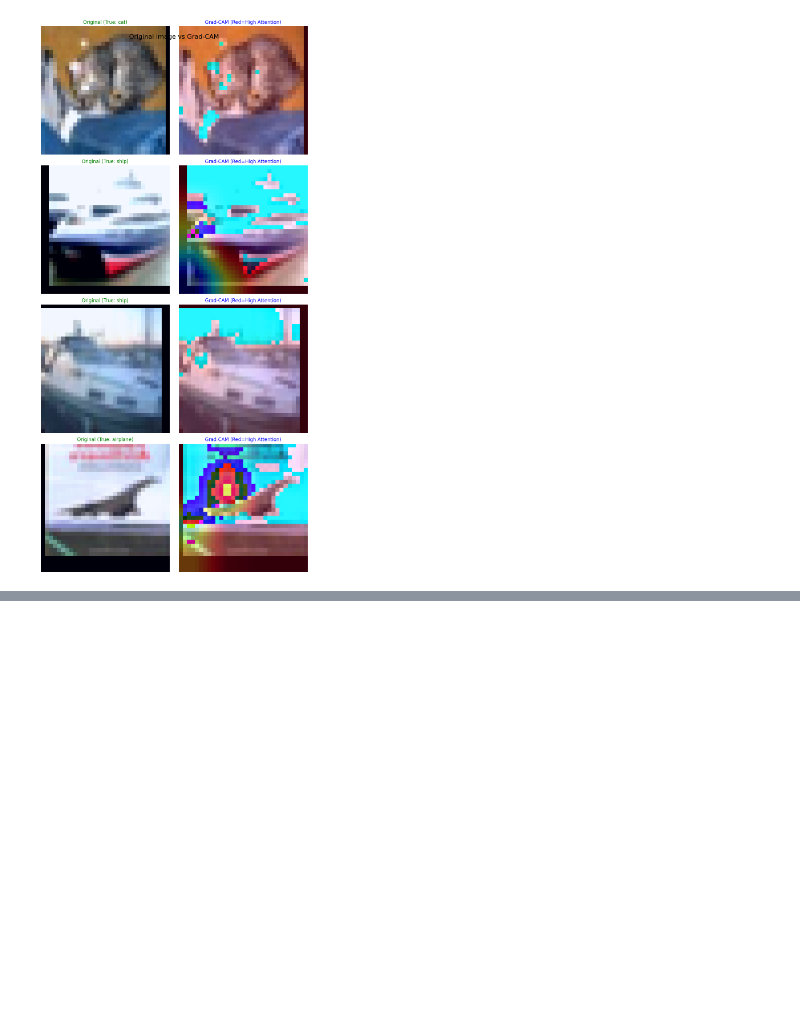
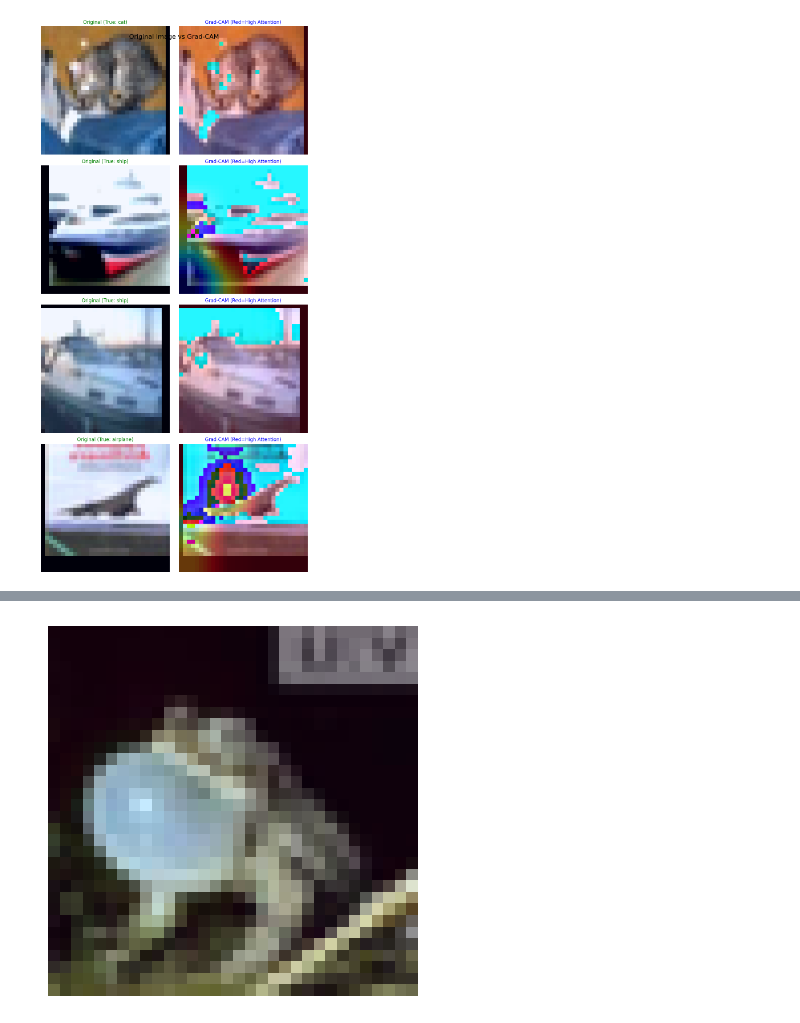
Before and after one commit to Kang346/25SpringDL_Projects, a Jupyter notebook: rh/modelv2.0.ipynb, the cells around one changed output, grey strips where cells are left out. Drawn from its saved outputs; the diff is of its cells as text; code cells hidden in the pictures; blank space fills up the shorter version.

```diff
--- a/rh/modelv2.0.ipynb
+++ b/rh/modelv2.0.ipynb
@@ -147,7 +147,7 @@ def load_cifar10_batches():
         train_data.append(batch_data)
         train_labels.extend(batch_labels)
 
-    train_data = np.vstack(train_data).reshape(-1, 3, 32, 32).astype(np.float32) / 255.0  # Normalize
+    train_data = np.vstack(train_data).reshape(-1, 3, 32, 32).astype(np.float32)
     train_labels = np.array(train_labels)
 
     return train_data, train_labels
@@ -156,7 +156,7 @@ def load_cifar10_test():
     test_file = os.path.join(data_dir, "test_batch")
     test_dict = unpickle(test_file)
 
-    test_data = test_dict[b'data'].reshape(-1, 3, 32, 32).astype(np.float32) / 255.0
+    test_data = test_dict[b'data'].reshape(-1, 3, 32, 32).astype(np.float32)
     test_labels = np.array(test_dict[b'labels'])
 
     return test_data, test_labels
@@ -174,7 +174,7 @@ class CIFAR10Dataset(Dataset):
         img = np.transpose(self.data[idx], (1, 2, 0))  # (3, 32, 32) -> (32, 32, 3)
 
         # to PIL
-        img = Image.fromarray((img * 255).astype(np.uint8))
+        img = Image.fromarray(img.astype(np.uint8))
 
         label = self.labels[idx]
         if self.transform:
@@ -428,3 +446,81 @@ def visualize_correct_predictions(model, test_loader, device, num_samples=4):
 visualize_correct_predictions(model, test_loader, device, num_samples=4)
 # %% [output]
 [figure]
+# %%
+import pickle
+import torch
+import numpy as np
+import matplotlib.pyplot as plt
+from torchvision import transforms
+
+from PIL import Image
+
+# read the kaggle custom dataset
+with open('./data/cifar_test_nolabel.pkl', 'rb') as f:
+    data = pickle.load(f)
+
+images = data[b'data']
+ids = data[b'ids']
+
+# print the number of images an the shape of image
+print(f'Number of images: {len(images)}')
+print(f'Shape of image: {images[0].shape}')
+
+# convert the data to tensor
+images = images.reshape(-1, 32, 32, 3).astype(np.float32)
+images = images / 255.0
+
+transform = transforms.Compose([
+    transforms.Normalize((0.4914, 0.4822, 0.4465), (0.2023, 0.1994, 0.2010))
+])
+
+# convert the images to tensor
+images = np.transpose(images, (0, 3, 1, 2))
+images = torch.tensor(images, dtype=torch.float32)
+
+images = torch.stack([transform(img) for img in images])
+
+
+# Convert image tensor to a displayable format
+def show_image(img_tensor):
+    # Convert from (C, H, W) to (H, W, C) for displaying with matplotlib
+    img = img_tensor.permute(1, 2, 0).numpy()
+
+    # Normalize the image to [0, 1]
+    img = (img - img.min()) / (img.max() - img.min())
+
+    # Display the image
+    plt.imshow(img)
+    plt.axis('off')  # Hide axes for better image display
+    plt.show()
+
+# show the first n image to check
+for _ in range(1):
+    show_image(images[_])
+
+# load the model
+model = CustomResNet()
+model.load_state_dict(torch.load('best_model.pth'))
+
+# check if GPU is available
+device = torch.device("cuda" if torch.cuda.is_available() else "cpu")
+model.to(device)
+
+# predict the labels
+model.eval()
+predictions = []
+with torch.no_grad():
+    for inputs in images:
+        inputs = inputs.unsqueeze(0).to(device)
+        outputs = model(inputs)
+        _, predicted = torch.max(outputs, 1)
+        predictions.append(predicted.item())
+
+# save the predictions to a csv file
+with open('submission.csv', 'w') as f:
+    f.write('ID,Labels\n')
+    for i, pred in zip(ids, predictions):
+        f.write(f'{i},{pred}\n')
+
+print("Finished!")
+# %% [output]
@@ -430,0 +529 @@ visualize_correct_predictions(model, test_loader, device, num_samples=4)
+[figure, added]
```
Also changed, not shown: parts of 4 cells of this notebook, 7 other files.
